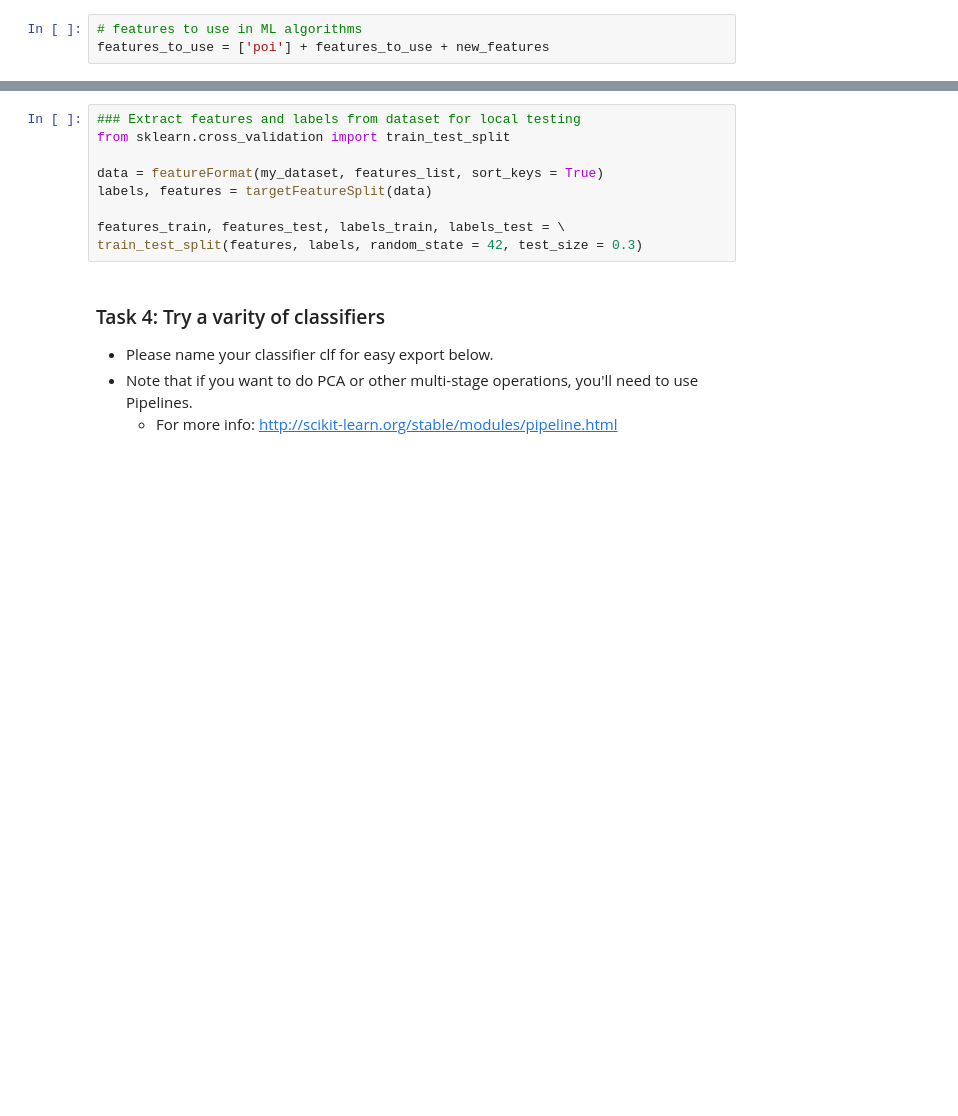
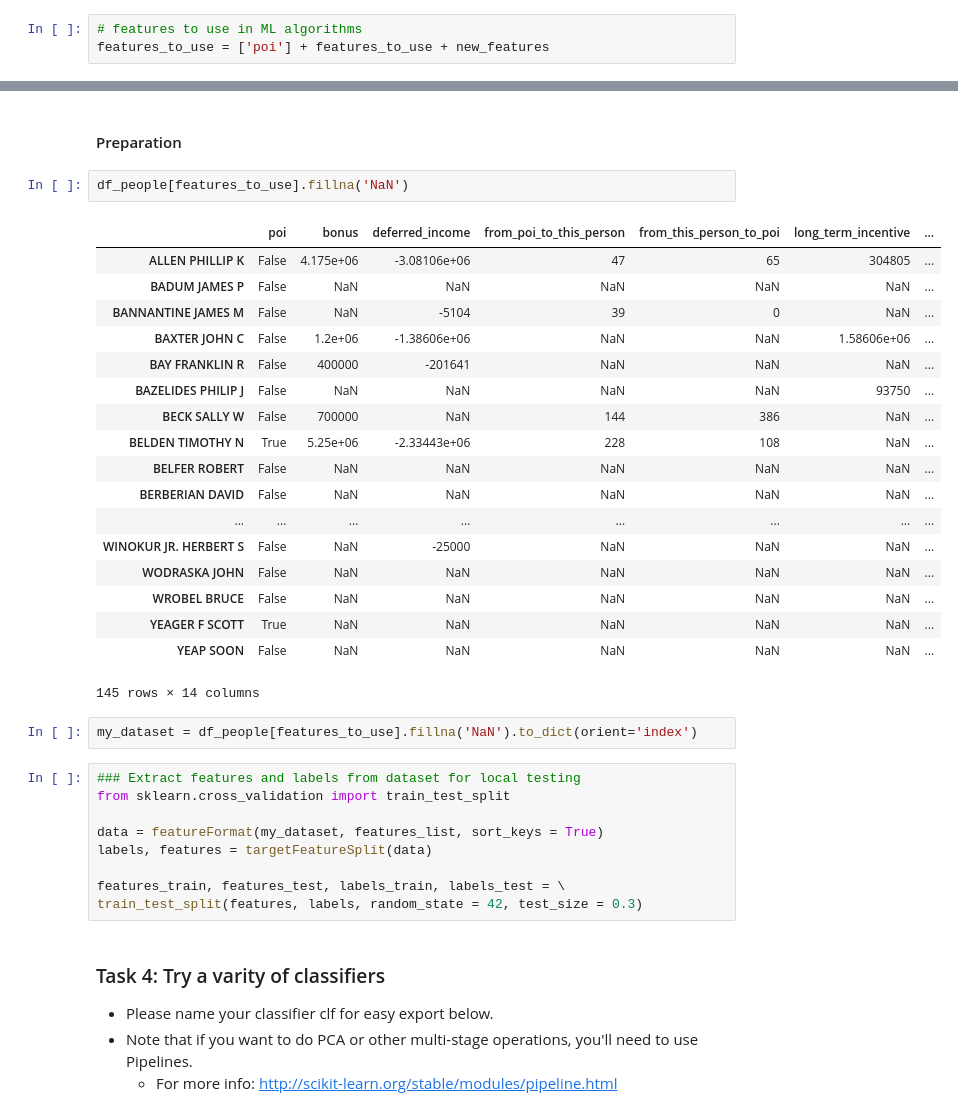
Before and after one commit to gisledb/udacity_nanodegree, a Jupyter notebook: p5_machine_learning/course_files/ud120-projects-master/final_project/poi_id.ipynb, the cells around one changed output, grey strips where cells are left out. Saved outputs shown, nothing was run; the diff lists cells and outputs as text; blank space fills up the shorter version.

Commit message:
Turned pandas dataframe with selected features back into dictionary format.

```diff
--- a/p5_machine_learning/course_files/ud120-projects-master/final_project/poi_id.ipynb
+++ b/p5_machine_learning/course_files/ud120-projects-master/final_project/poi_id.ipynb
@@ -330,3 +343,28 @@ my_dataset = data_dict
+# %% [markdown]
+#### Preparation
+# %%
+df_people[features_to_use].fillna('NaN')
+# %% [output]
+|  | poi | bonus | deferred_income | from_poi_to_this_person | from_this_person_to_poi | long_term_incentive | ... |
+| ALLEN PHILLIP K | False | 4.175e+06 | -3.08106e+06 | 47 | 65 | 304805 | ... |
+| BADUM JAMES P | False | NaN | NaN | NaN | NaN | NaN | ... |
+| BANNANTINE JAMES M | False | NaN | -5104 | 39 | 0 | NaN | ... |
+| BAXTER JOHN C | False | 1.2e+06 | -1.38606e+06 | NaN | NaN | 1.58606e+06 | ... |
+| BAY FRANKLIN R | False | 400000 | -201641 | NaN | NaN | NaN | ... |
+| BAZELIDES PHILIP J | False | NaN | NaN | NaN | NaN | 93750 | ... |
+| BECK SALLY W | False | 700000 | NaN | 144 | 386 | NaN | ... |
+| BELDEN TIMOTHY N | True | 5.25e+06 | -2.33443e+06 | 228 | 108 | NaN | ... |
+| BELFER ROBERT | False | NaN | NaN | NaN | NaN | NaN | ... |
+| BERBERIAN DAVID | False | NaN | NaN | NaN | NaN | NaN | ... |
+| ... | ... | ... | ... | ... | ... | ... | ... |
+| WINOKUR JR. HERBERT S | False | NaN | -25000 | NaN | NaN | NaN | ... |
+| WODRASKA JOHN | False | NaN | NaN | NaN | NaN | NaN | ... |
+| WROBEL BRUCE | False | NaN | NaN | NaN | NaN | NaN | ... |
+| YEAGER F SCOTT | True | NaN | NaN | NaN | NaN | NaN | ... |
+| YEAP SOON | False | NaN | NaN | NaN | NaN | NaN | ... |
+145 rows × 14 columns
+# %%
+my_dataset = df_people[features_to_use].fillna('NaN').to_dict(orient='index')
 # %%
 ### Extract features and labels from dataset for local testing
 from sklearn.cross_validation import train_test_split
```
Also changed, not shown: parts of 5 cells of this notebook.
